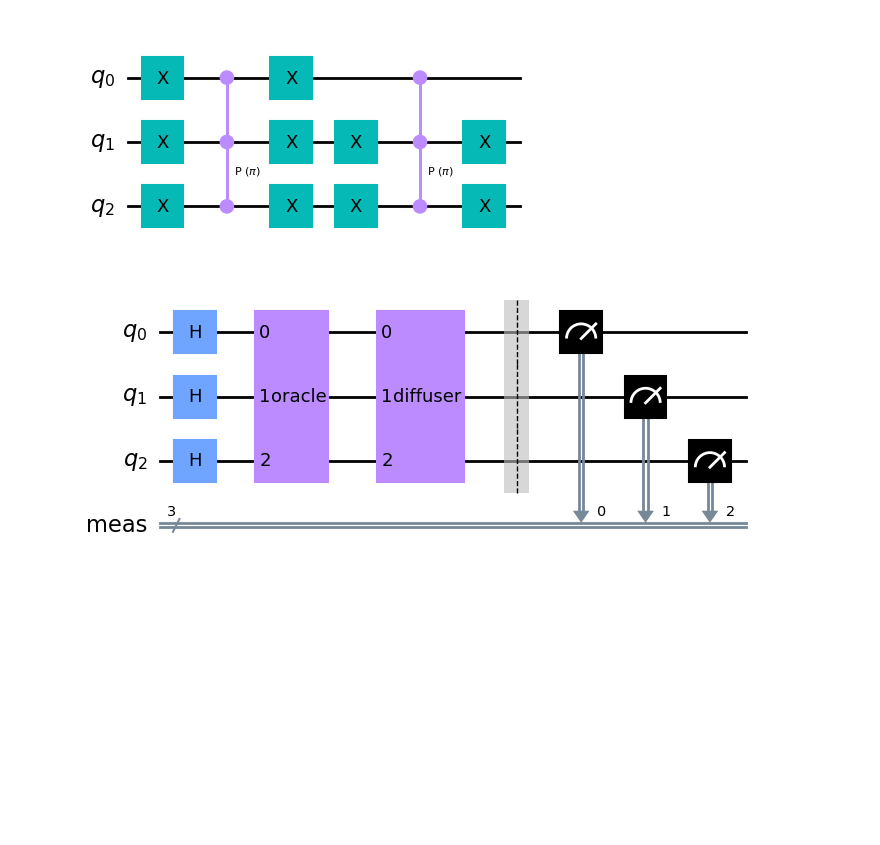
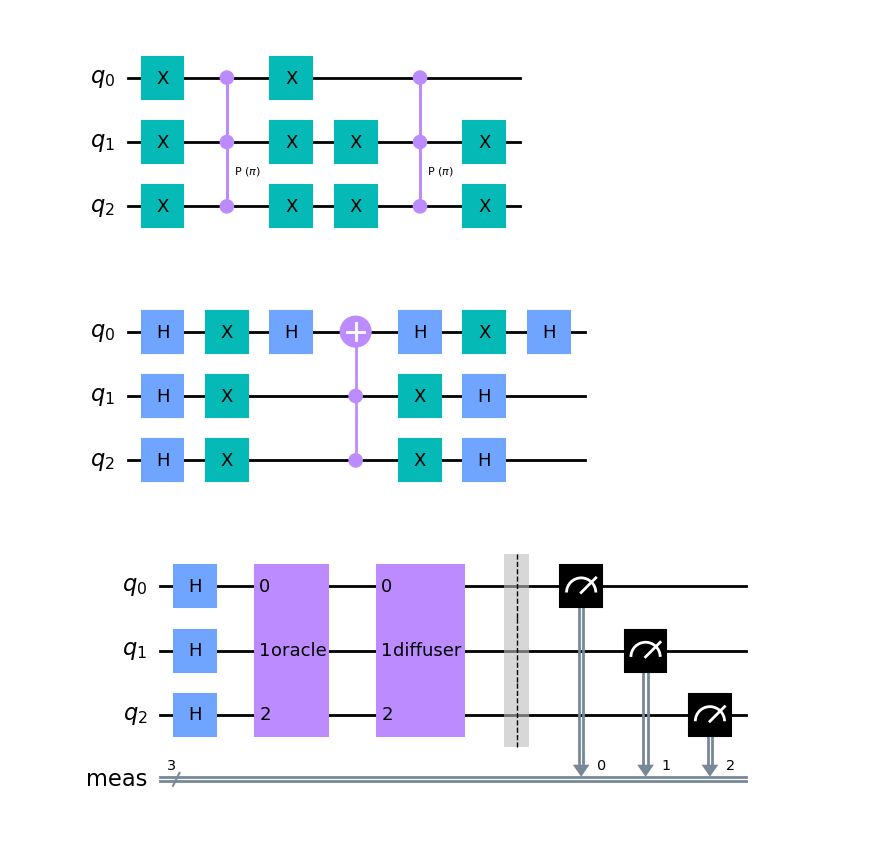
Before and after one commit to Dpbm/scientific-research-1-quantum-oracles, a Jupyter notebook: code/grover.ipynb, the cells around one changed output. Saved outputs shown, nothing was run; the diff lists cells and outputs as text; code cells hidden in the pictures; blank space fills up the shorter version.

Commit message:
added images for report

```diff
--- a/code/grover.ipynb
+++ b/code/grover.ipynb
@@ -42,6 +43,23 @@ oracle.draw('mpl')
 0  -  000
 1  -  001
 [figure]
+# %%
+def get_diffuser(n):
+    qubits_mapper = range(n)
+    qc = QuantumCircuit(n, name="diffuser")
+    qc.h(qubits_mapper)
+    qc.x(qubits_mapper)
+    qc.h(0)
+    qc.mct(list(range(1, n)), 0)
+    qc.h(0)
+    qc.x(qubits_mapper)
+    qc.h(qubits_mapper)
+    return qc
+
+diffuser = get_diffuser(n)
+diffuser.draw('mpl')
+# %% [output]
+[figure, added]
 # %%
 grover = QuantumCircuit(n)
 grover.h(range(n))
```
Also changed, not shown: parts of 7 cells of this notebook, 4 other files.
